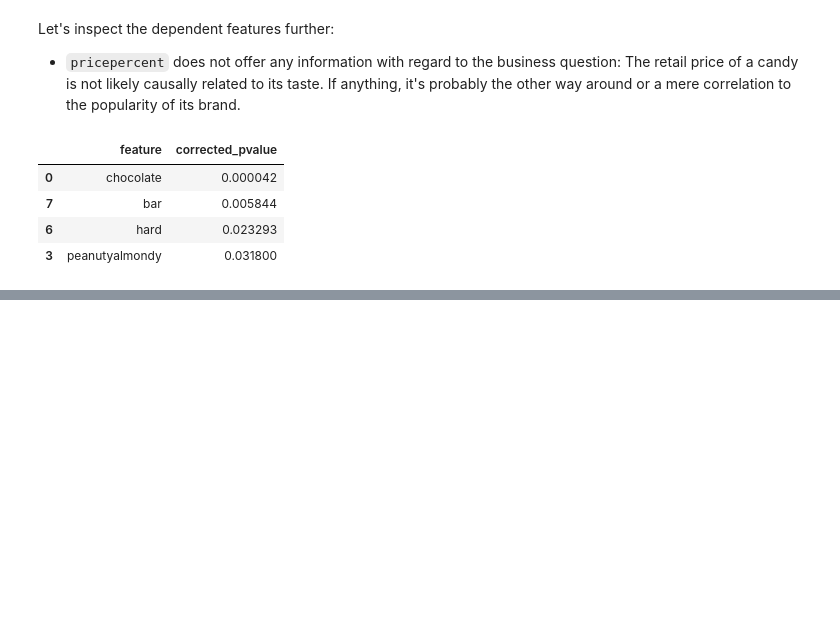
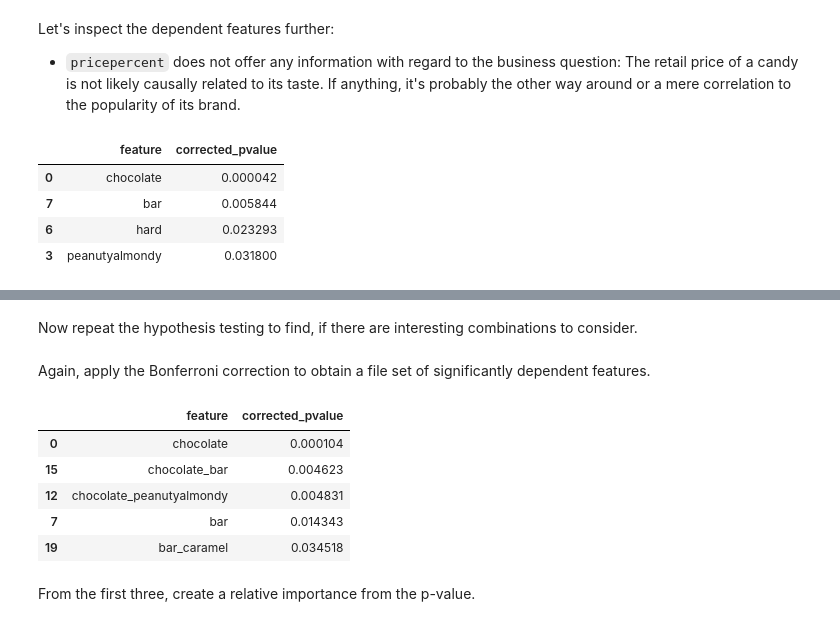
Before and after one commit to szapp/CandyAnalysis, a Jupyter notebook: analysis.ipynb, the cells around one changed output, grey strips where cells are left out. Cells and saved outputs as stored; diff of their text form; code cells hidden in the pictures; blank space fills up the shorter version.

```diff
--- a/analysis.ipynb
+++ b/analysis.ipynb
@@ -319 +308,56 @@ We can compare their occurrence in the top ten popular candeis.
+# %% [markdown]
+Now repeat the hypothesis testing to find, if there are interesting combinations to consider.
+# %%
+inter_feat = X.columns[X.columns.str.contains('_')]
+
+X_categorical = X.select_dtypes('int')  # For Chi-squared test
+X_continuous = X.select_dtypes('float')   # For t-test
+# %%
+for col in inter_feat:
+    if col in X_categorical.columns:
+        # Chi-squared test for categorical features
+        contigency_table = pd.crosstab(y_binary, X_categorical[col])
+        chi, pvalue, dof, exp = chi2_contingency(contigency_table)
+        if exp.min() < 5:
+            pvalue = fisher_exact(contigency_table)[1]
+    else:
+        # T-test for continuous features
+        ttest, pvalue = ttest_ind(X_continuous.loc[y_binary, col],
+                                  X_continuous.loc[~y_binary, col])
+    # Store the p-value
+    pvalues[col] = pvalue
+# %% [markdown]
+Again, apply the Bonferroni correction to obtain a file set of significantly dependent features.
+# %%
+# Make and sort DataFrame with selected features
+selected_features = pd.DataFrame(list(pvalues.items()),
+                                 columns=['feature', 'pvalue']).sort_values(by='pvalue')
+selected_features
+
+# Apply Bonferroni correction
+p_values_list = selected_features['pvalue'].tolist()
+significant, corrected_pvalues = multipletests(p_values_list, alpha=alpha, is_sorted=True,
+                                               method='bonferroni')[:2]
+
+# Add corrected p-values to the DataFrame
+selected_features['corrected_pvalue'] = corrected_pvalues
+selected_features['significant'] = significant
+
+# Only keep significant features
+selected_features = selected_features.loc[selected_features['significant'], ['feature',
+                                                                             'corrected_pvalue']]
+
+# Remove interaction terms with pricepercent
+selected_features = selected_features[~selected_features.feature.str.contains("pricepercent")]
+
+selected_features
+# %% [output]
+|  | feature | corrected_pvalue |
+| 0 | chocolate | 0.000104 |
+| 15 | chocolate_bar | 0.004623 |
+| 12 | chocolate_peanutyalmondy | 0.004831 |
+| 7 | bar | 0.014343 |
+| 19 | bar_caramel | 0.034518 |
+# %% [markdown]
+From the first three, create a relative importance from the p-value.
 # %%
```
Also changed, not shown: parts of 31 cells of this notebook.
